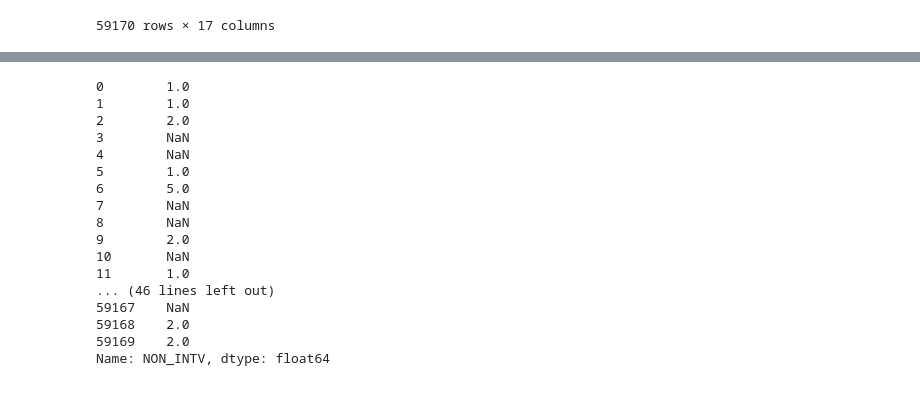
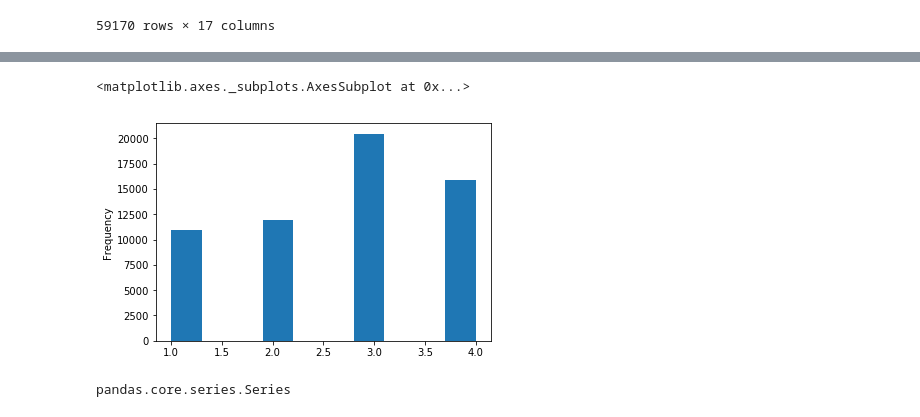
Before and after one commit to gsentveld/lunch_and_learn, a Jupyter notebook: notebooks/Explore_Files.ipynb, the cells around one changed output, grey strips where cells are left out. Saved outputs shown, nothing was run; the diff lists cells and outputs as text; code cells hidden in the pictures.

```diff
--- a/notebooks/Explore_Files.ipynb
+++ b/notebooks/Explore_Files.ipynb
@@ -50,25 +58,14 @@ househld
+# %%
+househld['REGION'].plot(kind='hist')
+# %% [output]
+<matplotlib.axes._subplots.AxesSubplot at 0x...>
+[figure, added]
 # %%
 non_response_code=househld['NON_INTV']
-# %%
-non_response_code
-# %% [output]
-0        1.0
-1        1.0
-2        2.0
-3        NaN
-4        NaN
-5        1.0
-6        5.0
-7        NaN
-8        NaN
-9        2.0
-10       NaN
-11       1.0
-... (46 lines left out)
-59167    NaN
-59168    2.0
-59169    2.0
-Name: NON_INTV, dtype: float64
+# %%
+type(non_response_code)
+# %% [output]
+pandas.core.series.Series
 # %%
 import math
 
```
Also changed, not shown: parts of 10 cells of this notebook, 10 other files.
